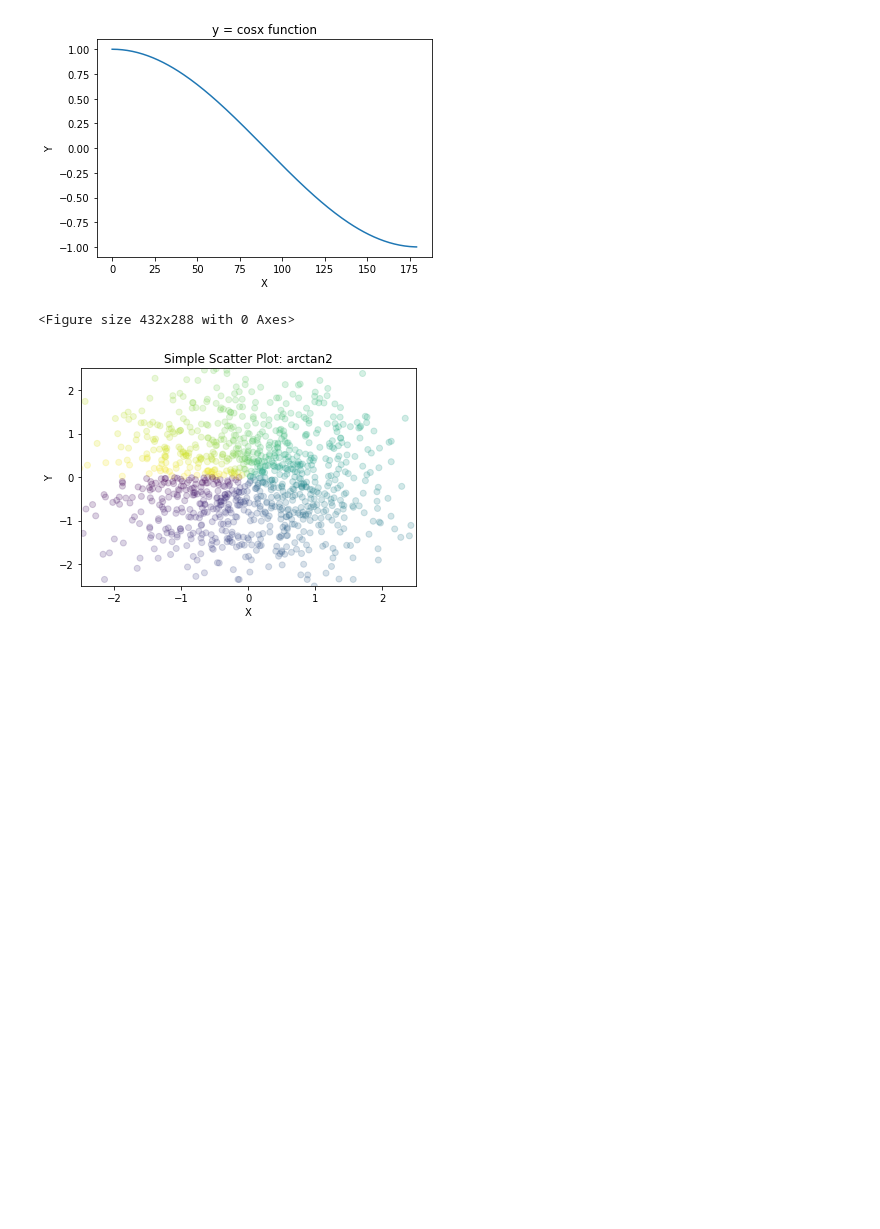
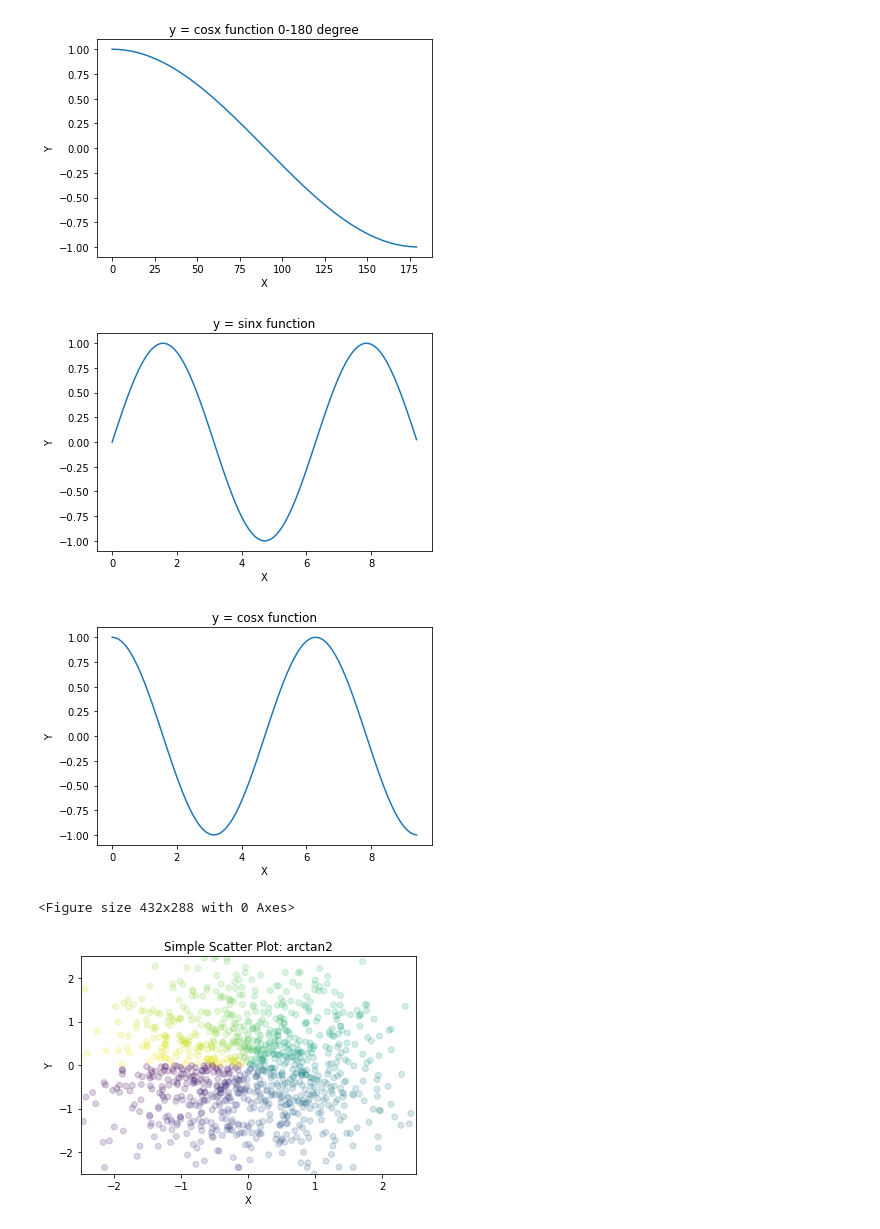
Before and after one commit to anyu-chen/ML100Days, a Jupyter notebook: homework/D18 Python 資料視覺化工具與常見統計圖表介紹.ipynb, the cells around one changed output. Saved outputs shown, nothing was run; the diff lists cells and outputs as text; code cells hidden in the pictures; blank space fills up the shorter version.

```diff
--- a/homework/D18 Python 資料視覺化工具與常見統計圖表介紹.ipynb
+++ b/homework/D18 Python 資料視覺化工具與常見統計圖表介紹.ipynb
@@ -1,19 +1,43 @@
 # %%
 import pandas as pd
 import numpy as np
 import matplotlib.pyplot as plt
 
 x = np.arange(0,180)
 y = np.cos(x * np.pi / 180.0)
 plt.plot(x,y)
-plt.title("y = cosx function")
+plt.title("y = cosx function 0-180 degree")
 plt.xlabel("X")
 plt.ylabel("Y")
 
 plt.show()
-plt.savefig("filename.png",dpi=300,format="png")
+plt.savefig("cos1.png",dpi=300,format="png")
+
+######################################################
+x = np.arange(0, 3 * np.pi, 0.1)
+y_sin = np.sin(x)
+
+plt.plot(x, y_sin)
+plt.title("y = sinx function")
+plt.xlabel("X")
+plt.ylabel("Y")
+plt.show()
+plt.savefig("sin.png",dpi=300,format="png")
+
+######################################################
+x = np.arange(0, 3 * np.pi, 0.1)
+y_cos = np.cos(x)
+
+plt.plot(x, y_cos)
+plt.title("y = cosx function")
+plt.xlabel("X")
+plt.ylabel("Y")
+plt.show()
+plt.savefig("cos2.png",dpi=300,format="png")
 # %% [output]
-[figure, old version]
+[figure, new version]
+[figure, added]
+[figure, added]
 <Figure size 432x288 with 0 Axes>
 # %%
 import pandas as pd
```
Also changed, not shown: 1 other file.
